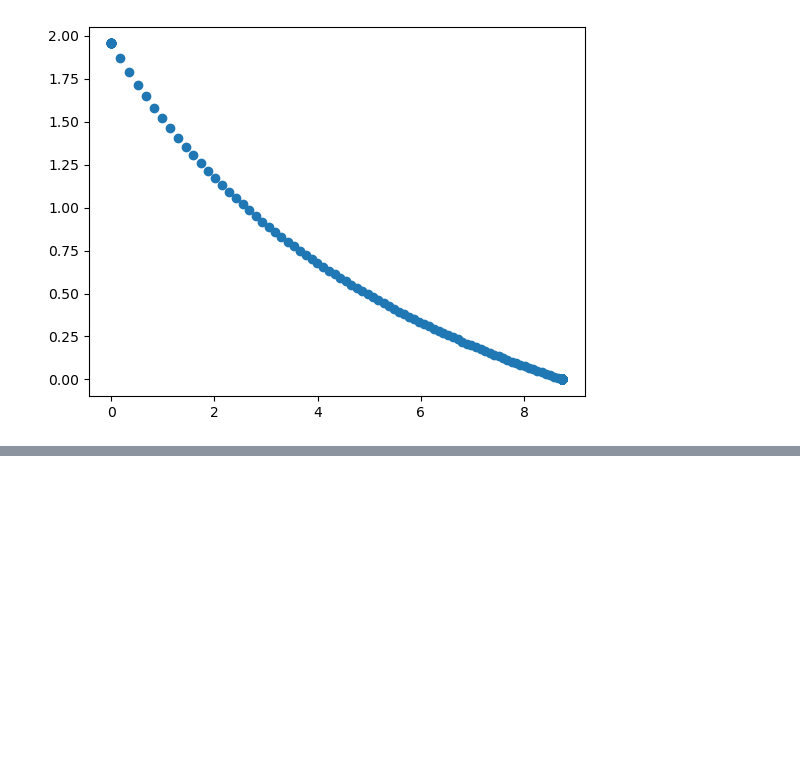
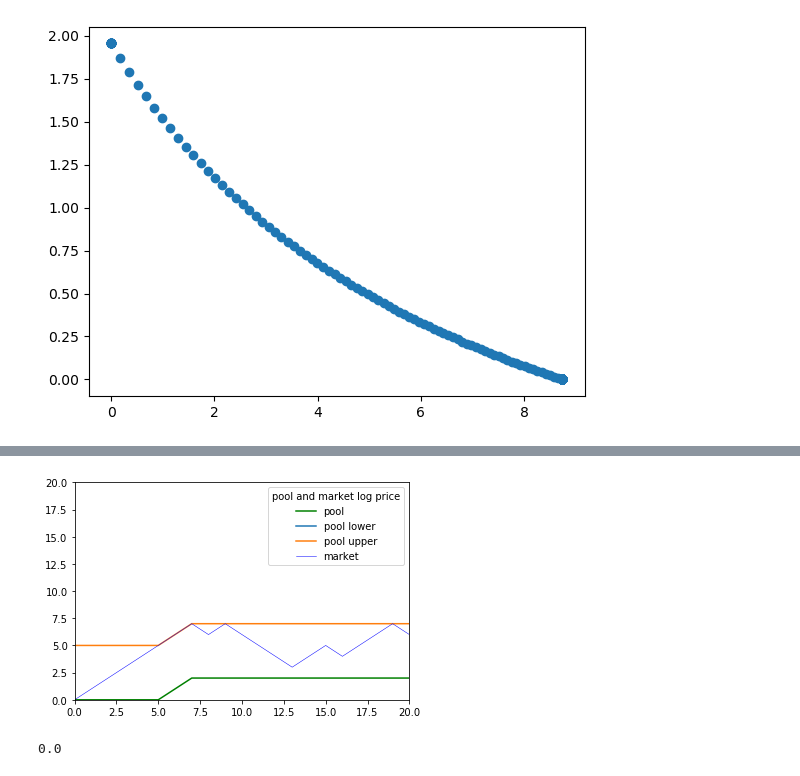
Before and after one commit to std92050/AMM, a Jupyter notebook: AMM/Untitled.ipynb, the cells around one changed output, grey strips where cells are left out. Cells and saved outputs as stored; diff of their text form; code cells hidden in the pictures; blank space fills up the shorter version.

```diff
--- a/AMM/Untitled.ipynb
+++ b/AMM/Untitled.ipynb
@@ -79,0 +127,17 @@ def fee_process( T , S_p_array , S_m_array):
+# %%
+plt.figure()
+T_array=np.arange(T+1)
+plt.plot(T_array, np.log(S_p) ,'g' , label='pool')
+plt.plot(T_array, np.log(gamma*S_p) , label='pool lower')
+plt.plot(T_array, np.log(S_p*(gamma**-1)) , label='pool upper' )
+plt.plot(T_array, np.log(S_m) , 'b',linewidth=0.5 , label='market')
+plt.legend(title="pool and market log price")
+plt.xlim(0,20)
+plt.ylim(0,20)
+plt.show()
+# %% [output]
+[figure, added]
+# %%
+np.log(S_p[5])
+# %% [output]
+0.0
```
Also changed, not shown: parts of 8 cells of this notebook, 3 other files.
